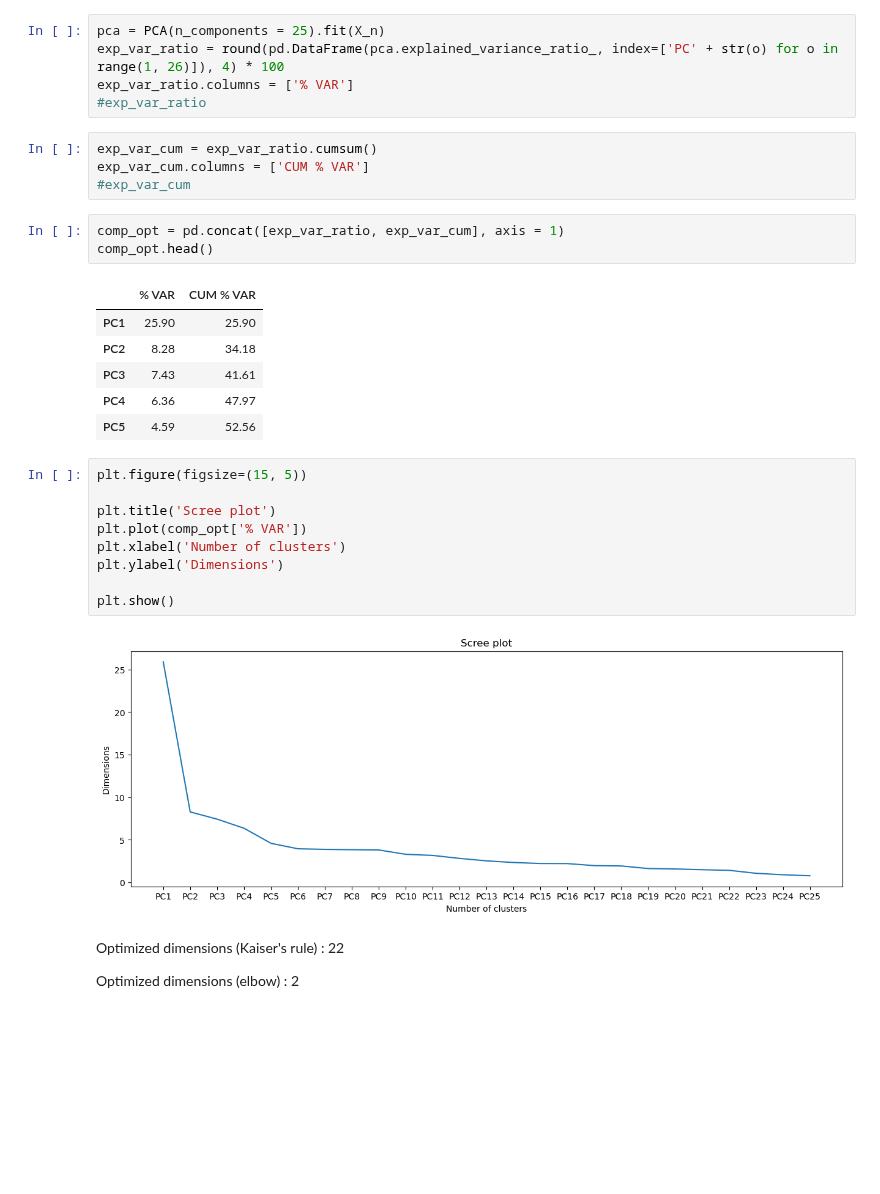
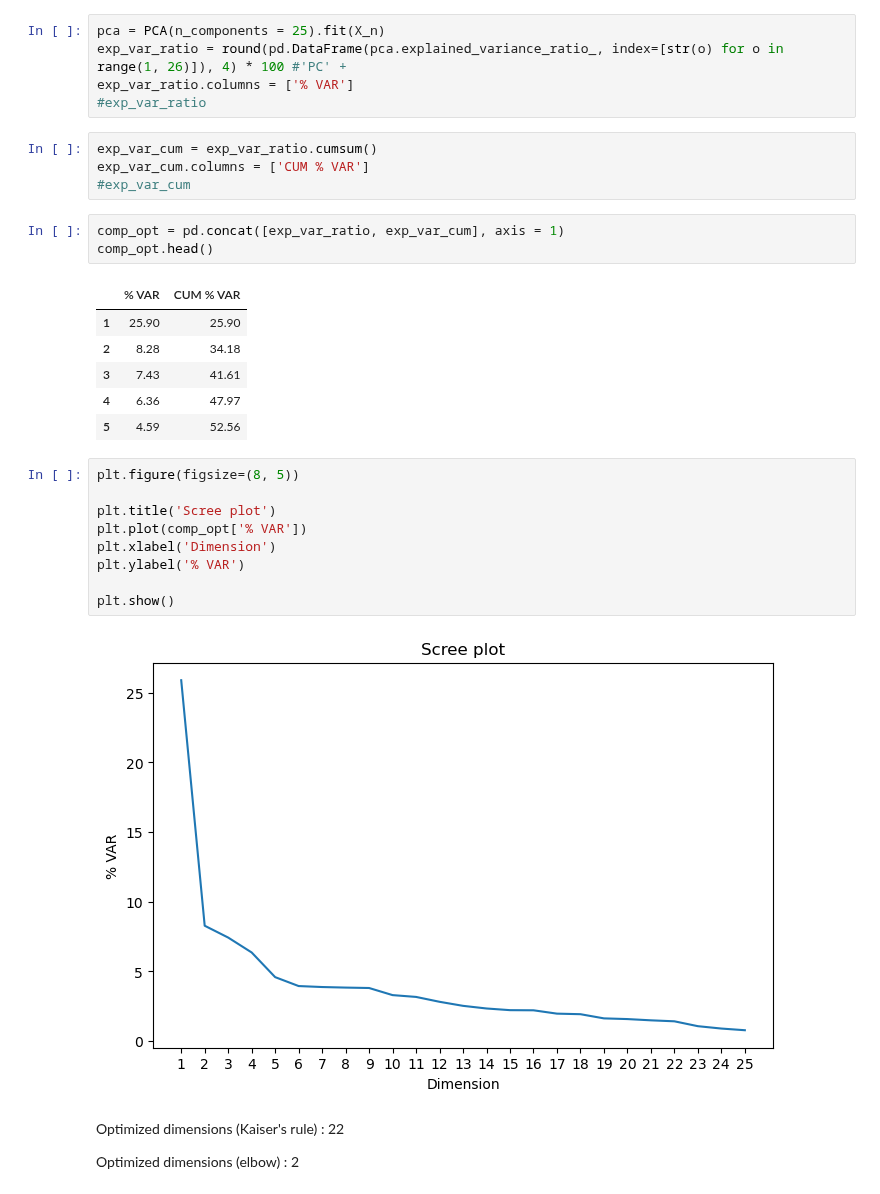
Before and after one commit to brusadelli-luca/customer-analysis, a Jupyter notebook: customer_analysis_features_eng.ipynb, the cells around one changed output. Saved outputs shown, nothing was run; the diff lists cells and outputs as text; blank space fills up the shorter version.

```diff
--- a/customer_analysis_features_eng.ipynb
+++ b/customer_analysis_features_eng.ipynb
@@ -114,7 +114,7 @@ X_n = pd.DataFrame(scaler.fit_transform(X), columns = X.columns)
 ### Dimension number optimization
 # %%
 pca = PCA(n_components = 25).fit(X_n)
-exp_var_ratio = round(pd.DataFrame(pca.explained_variance_ratio_, index=['PC' + str(o) for o in range(1, 26)]), 4) * 100
+exp_var_ratio = round(pd.DataFrame(pca.explained_variance_ratio_, index=[str(o) for o in range(1, 26)]), 4) * 100 #'PC' +
 exp_var_ratio.columns = ['% VAR']
 #exp_var_ratio
 # %%
@@ -126,22 +126,22 @@ comp_opt = pd.concat([exp_var_ratio, exp_var_cum], axis = 1)
 comp_opt.head()
 # %% [output]
 |  | % VAR | CUM % VAR |
-| PC1 | 25.90 | 25.90 |
-| PC2 | 8.28 | 34.18 |
-| PC3 | 7.43 | 41.61 |
-| PC4 | 6.36 | 47.97 |
-| PC5 | 4.59 | 52.56 |
+| 1 | 25.90 | 25.90 |
+| 2 | 8.28 | 34.18 |
+| 3 | 7.43 | 41.61 |
+| 4 | 6.36 | 47.97 |
+| 5 | 4.59 | 52.56 |
 # %%
-plt.figure(figsize=(15, 5))
+plt.figure(figsize=(8, 5))
 
 plt.title('Scree plot')
 plt.plot(comp_opt['% VAR'])
-plt.xlabel('Number of clusters')
-plt.ylabel('Dimensions')
+plt.xlabel('Dimension')
+plt.ylabel('% VAR')
 
 plt.show()
 # %% [output]
-[figure, old version]
+[figure, new version]
 # %% [markdown]
 Optimized dimensions (Kaiser's rule) : 22
 
```
Also changed, not shown: parts of 5 cells of this notebook, 1 other file.
